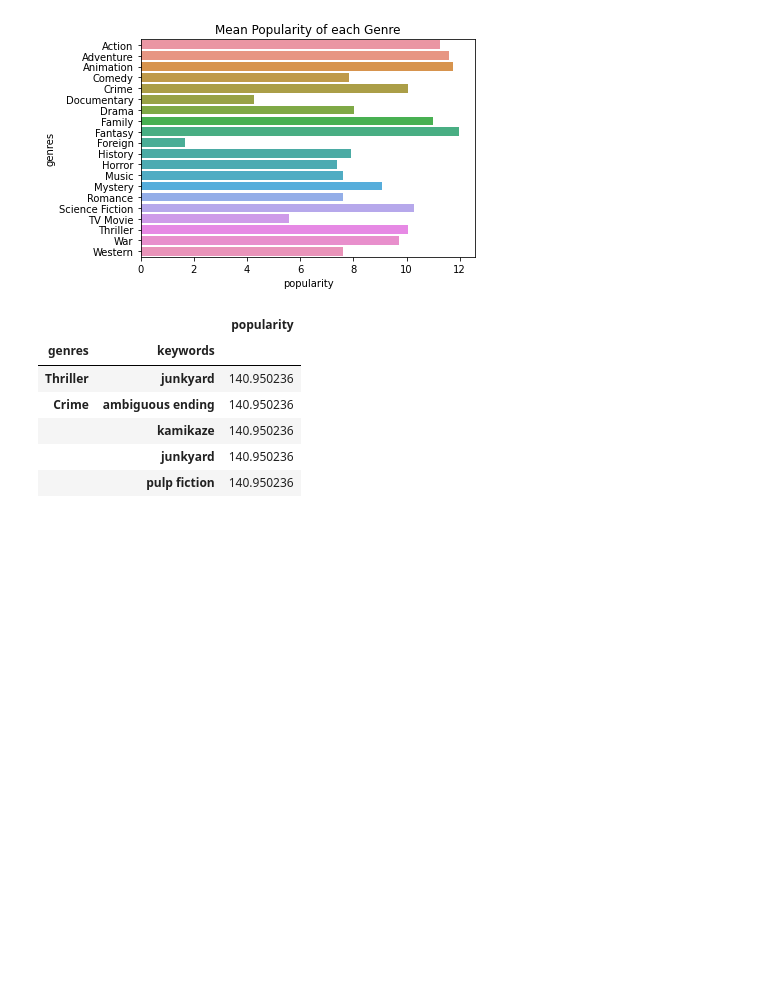
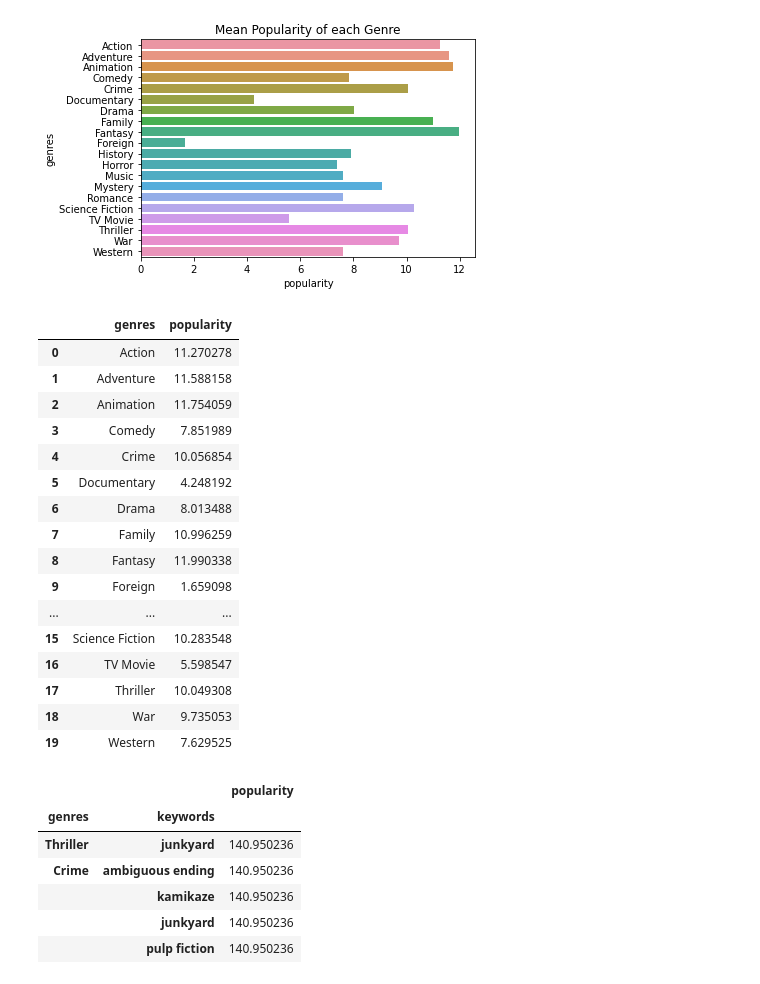
Before and after one commit to kunhwiko/Movie_Recommendation, a Jupyter notebook: src/CIS545_Group_Project.ipynb, the cells around one changed output. Cells and saved outputs as stored; diff of their text form; code cells hidden in the pictures; blank space fills up the shorter version.

```diff
--- a/src/CIS545_Group_Project.ipynb
+++ b/src/CIS545_Group_Project.ipynb
@@ -531,6 +561,26 @@ plt.title("Mean Popularity of each Genre")
 # %% [output]
 Text(0.5, 1.0, 'Mean Popularity of each Genre')
 [figure]
+# %%
+genre_mean_popularity
+# %% [output]
+|  | genres | popularity |
+| 0 | Action | 11.270278 |
+| 1 | Adventure | 11.588158 |
+| 2 | Animation | 11.754059 |
+| 3 | Comedy | 7.851989 |
+| 4 | Crime | 10.056854 |
+| 5 | Documentary | 4.248192 |
+| 6 | Drama | 8.013488 |
+| 7 | Family | 10.996259 |
+| 8 | Fantasy | 11.990338 |
+| 9 | Foreign | 1.659098 |
+| ... | ... | ... |
+| 15 | Science Fiction | 10.283548 |
+| 16 | TV Movie | 5.598547 |
+| 17 | Thriller | 10.049308 |
+| 18 | War | 9.735053 |
+| 19 | Western | 7.629525 |
 # %%
 pop_combo.groupby(['genres', 'keywords']).mean().sort_values('popularity', ascending=False).head()
 # %% [output]
```
Also changed, not shown: parts of 34 cells of this notebook.
